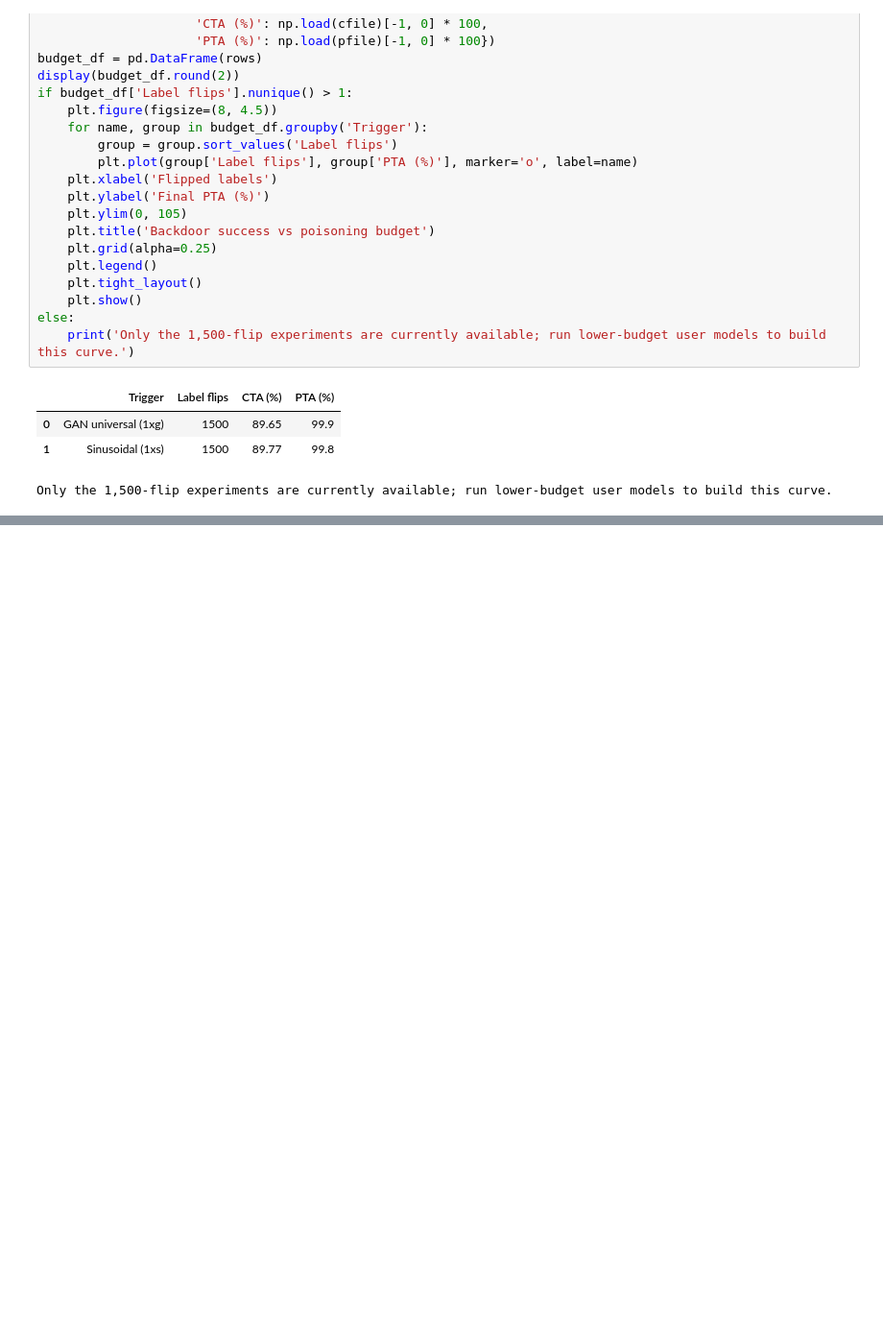
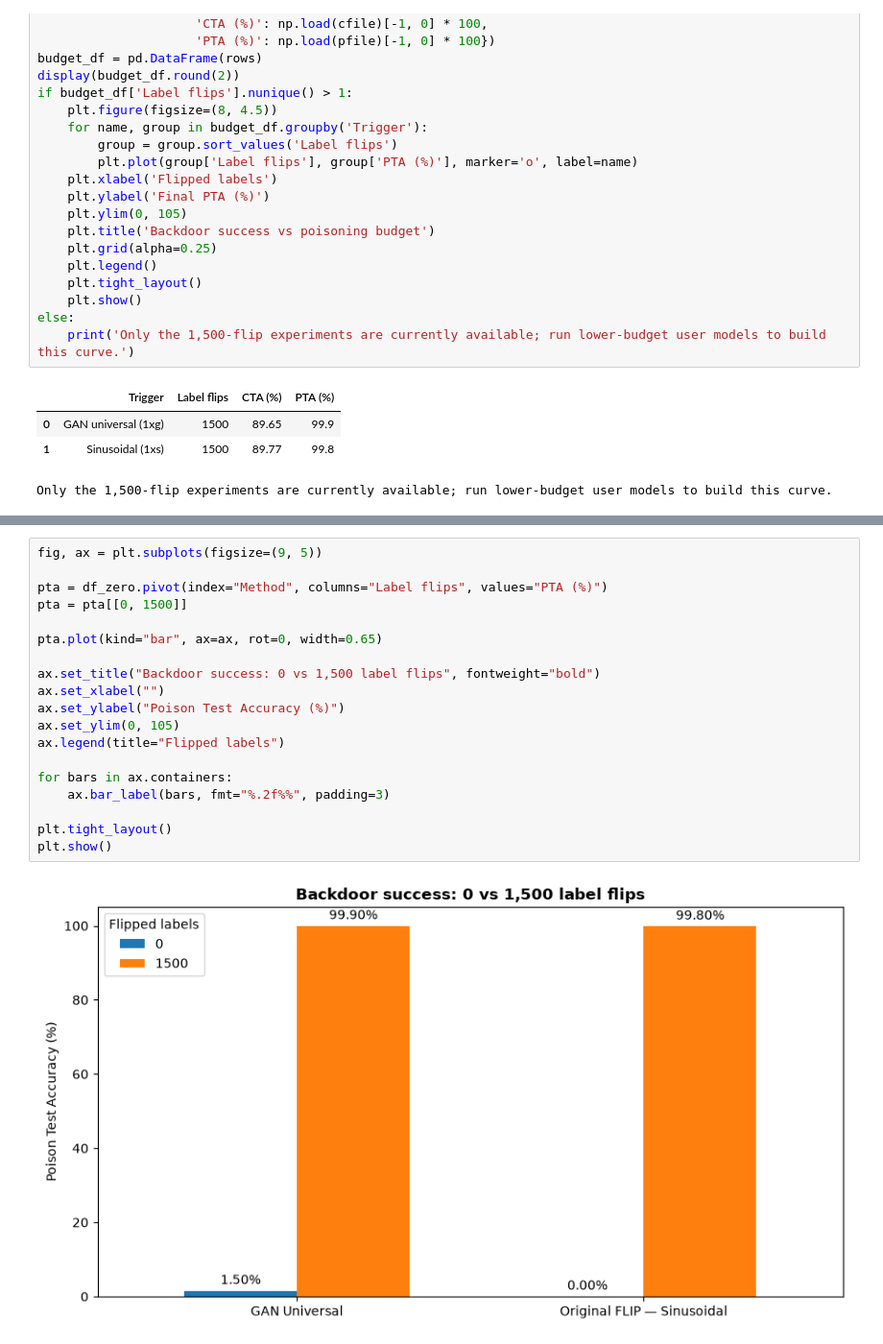
Before and after one commit to nadinehc/FLIP, a Jupyter notebook: compare_triggers.ipynb, the cells around one changed output, grey strips where cells are left out. Shown at 96% size. Saved outputs shown, nothing was run; the diff lists cells and outputs as text; blank space fills up the shorter version.

```diff
--- a/compare_triggers.ipynb
+++ b/compare_triggers.ipynb
@@ -220,0 +252,21 @@ Only the 1,500-flip experiments are currently available; run lower-budget user m
+# %%
+fig, ax = plt.subplots(figsize=(9, 5))
+
+pta = df_zero.pivot(index="Method", columns="Label flips", values="PTA (%)")
+pta = pta[[0, 1500]]
+
+pta.plot(kind="bar", ax=ax, rot=0, width=0.65)
+
+ax.set_title("Backdoor success: 0 vs 1,500 label flips", fontweight="bold")
+ax.set_xlabel("")
+ax.set_ylabel("Poison Test Accuracy (%)")
+ax.set_ylim(0, 105)
+ax.legend(title="Flipped labels")
+
+for bars in ax.containers:
+    ax.bar_label(bars, fmt="%.2f%%", padding=3)
+
+plt.tight_layout()
+plt.show()
+# %% [output]
+[figure, added]
```
Also changed, not shown: parts of 8 cells of this notebook.
